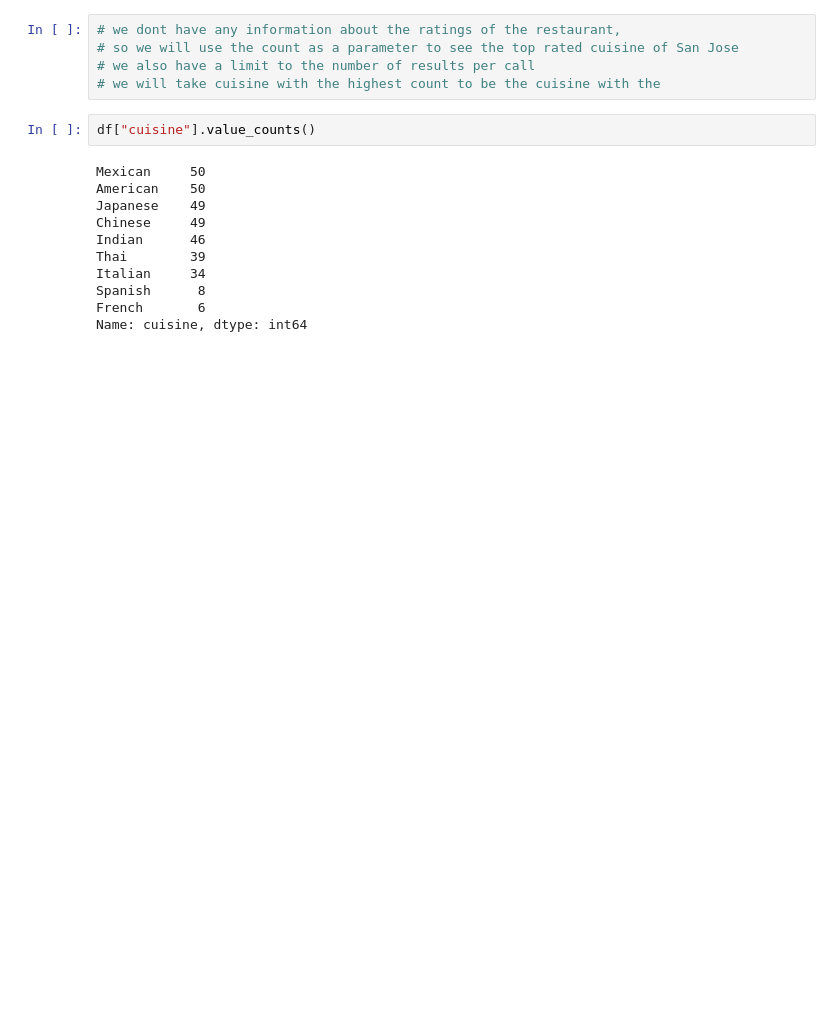
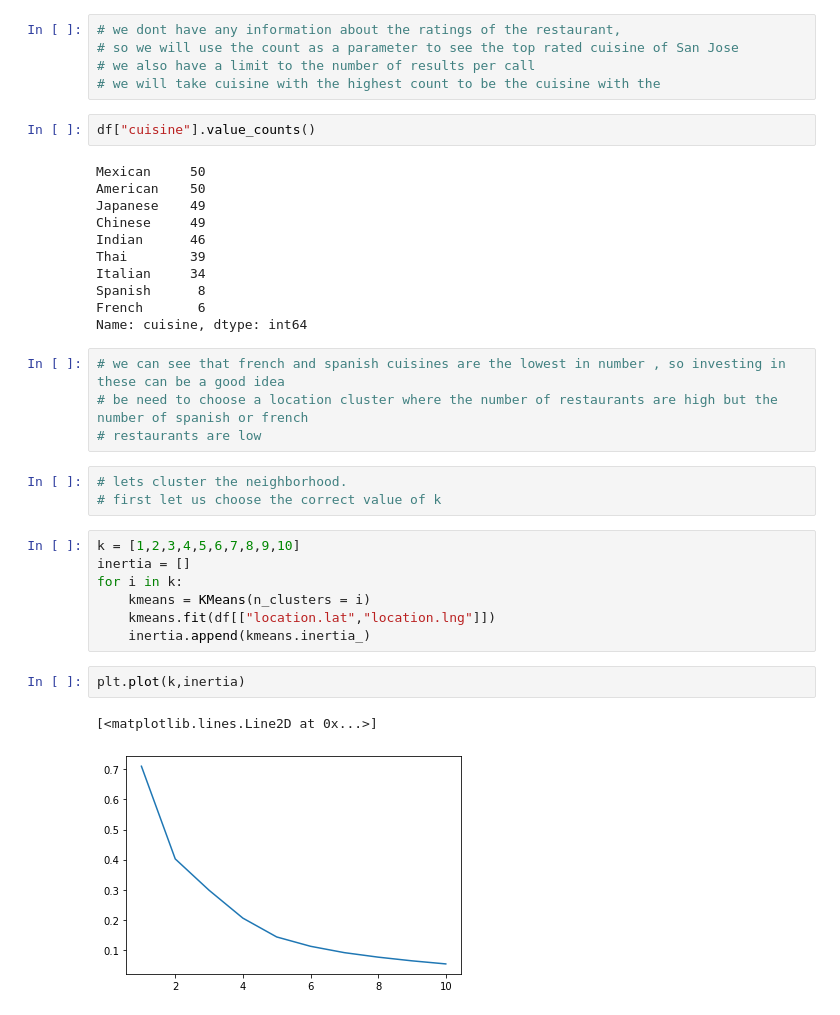
Before and after one commit to GauthamN3004/Coursera_Capstone_Project, a Jupyter notebook: Restaurant_Cuisine_Location_Selector.ipynb, the cells around one changed output. Cells and saved outputs as stored; diff of their text form; blank space fills up the shorter version.

Commit message:
update restaurant_location_cuisine_selector

```diff
--- a/Restaurant_Cuisine_Location_Selector.ipynb
+++ b/Restaurant_Cuisine_Location_Selector.ipynb
@@ -159,3 +144,22 @@ Italian     34
 Spanish      8
 French       6
 Name: cuisine, dtype: int64
+# %%
+# we can see that french and spanish cuisines are the lowest in number , so investing in these can be a good idea
+# be need to choose a location cluster where the number of restaurants are high but the number of spanish or french
+# restaurants are low
+# %%
+# lets cluster the neighborhood.
+# first let us choose the correct value of k
+# %%
+k = [1,2,3,4,5,6,7,8,9,10]
+inertia = []
+for i in k:
+    kmeans = KMeans(n_clusters = i)
+    kmeans.fit(df[["location.lat","location.lng"]])
+    inertia.append(kmeans.inertia_)
+# %%
+plt.plot(k,inertia)
+# %% [output]
+[<matplotlib.lines.Line2D at 0x...>]
+[figure, added]
```
Also changed, not shown: parts of 23 cells of this notebook.
